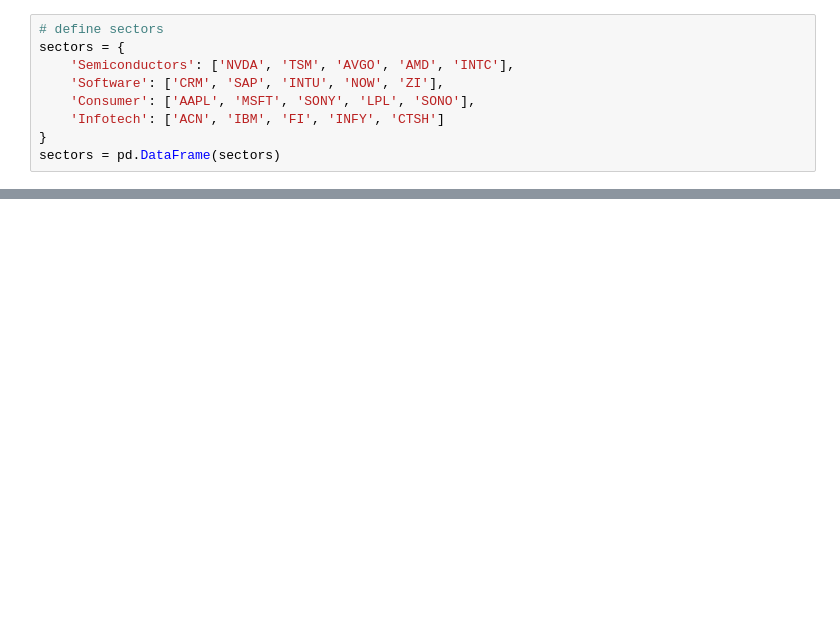
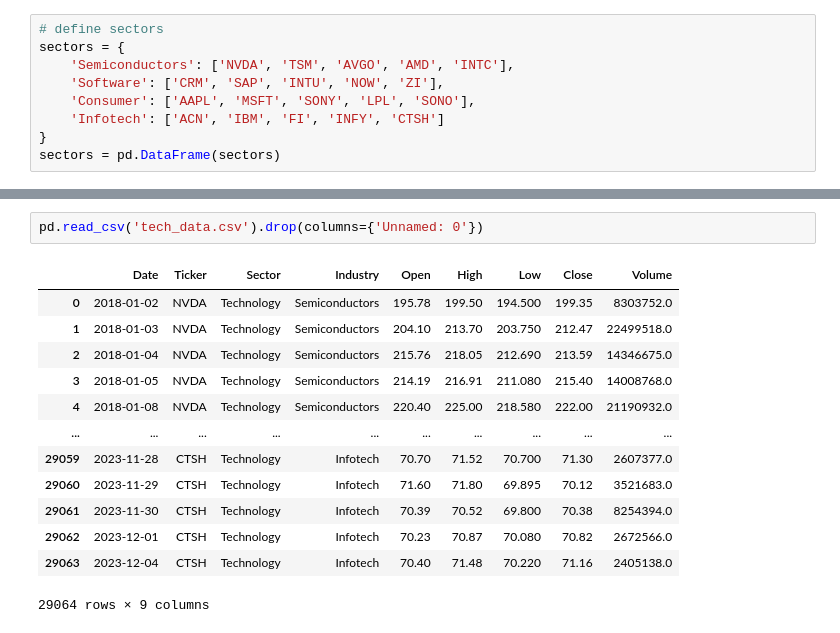
Before and after one commit to alisonands/Stock-Analysis, a Jupyter notebook: Tech/tech_data.ipynb, the cells around one changed output, grey strips where cells are left out. Saved outputs shown, nothing was run; the diff lists cells and outputs as text; blank space fills up the shorter version.

```diff
--- a/Tech/tech_data.ipynb
+++ b/Tech/tech_data.ipynb
@@ -147,0 +103,16 @@ for industry, companies in sectors.items():
+# %%
+pd.read_csv('tech_data.csv').drop(columns={'Unnamed: 0'})
+# %% [output]
+|  | Date | Ticker | Sector | Industry | Open | High | Low | Close | Volume |
+| 0 | 2018-01-02 | NVDA | Technology | Semiconductors | 195.78 | 199.50 | 194.500 | 199.35 | 8303752.0 |
+| 1 | 2018-01-03 | NVDA | Technology | Semiconductors | 204.10 | 213.70 | 203.750 | 212.47 | 22499518.0 |
+| 2 | 2018-01-04 | NVDA | Technology | Semiconductors | 215.76 | 218.05 | 212.690 | 213.59 | 14346675.0 |
+| 3 | 2018-01-05 | NVDA | Technology | Semiconductors | 214.19 | 216.91 | 211.080 | 215.40 | 14008768.0 |
+| 4 | 2018-01-08 | NVDA | Technology | Semiconductors | 220.40 | 225.00 | 218.580 | 222.00 | 21190932.0 |
+| ... | ... | ... | ... | ... | ... | ... | ... | ... | ... |
+| 29059 | 2023-11-28 | CTSH | Technology | Infotech | 70.70 | 71.52 | 70.700 | 71.30 | 2607377.0 |
+| 29060 | 2023-11-29 | CTSH | Technology | Infotech | 71.60 | 71.80 | 69.895 | 70.12 | 3521683.0 |
+| 29061 | 2023-11-30 | CTSH | Technology | Infotech | 70.39 | 70.52 | 69.800 | 70.38 | 8254394.0 |
+| 29062 | 2023-12-01 | CTSH | Technology | Infotech | 70.23 | 70.87 | 70.080 | 70.82 | 2672566.0 |
+| 29063 | 2023-12-04 | CTSH | Technology | Infotech | 70.40 | 71.48 | 70.220 | 71.16 | 2405138.0 |
+29064 rows × 9 columns
```
Also changed, not shown: parts of 10 cells of this notebook, 3 other files.
